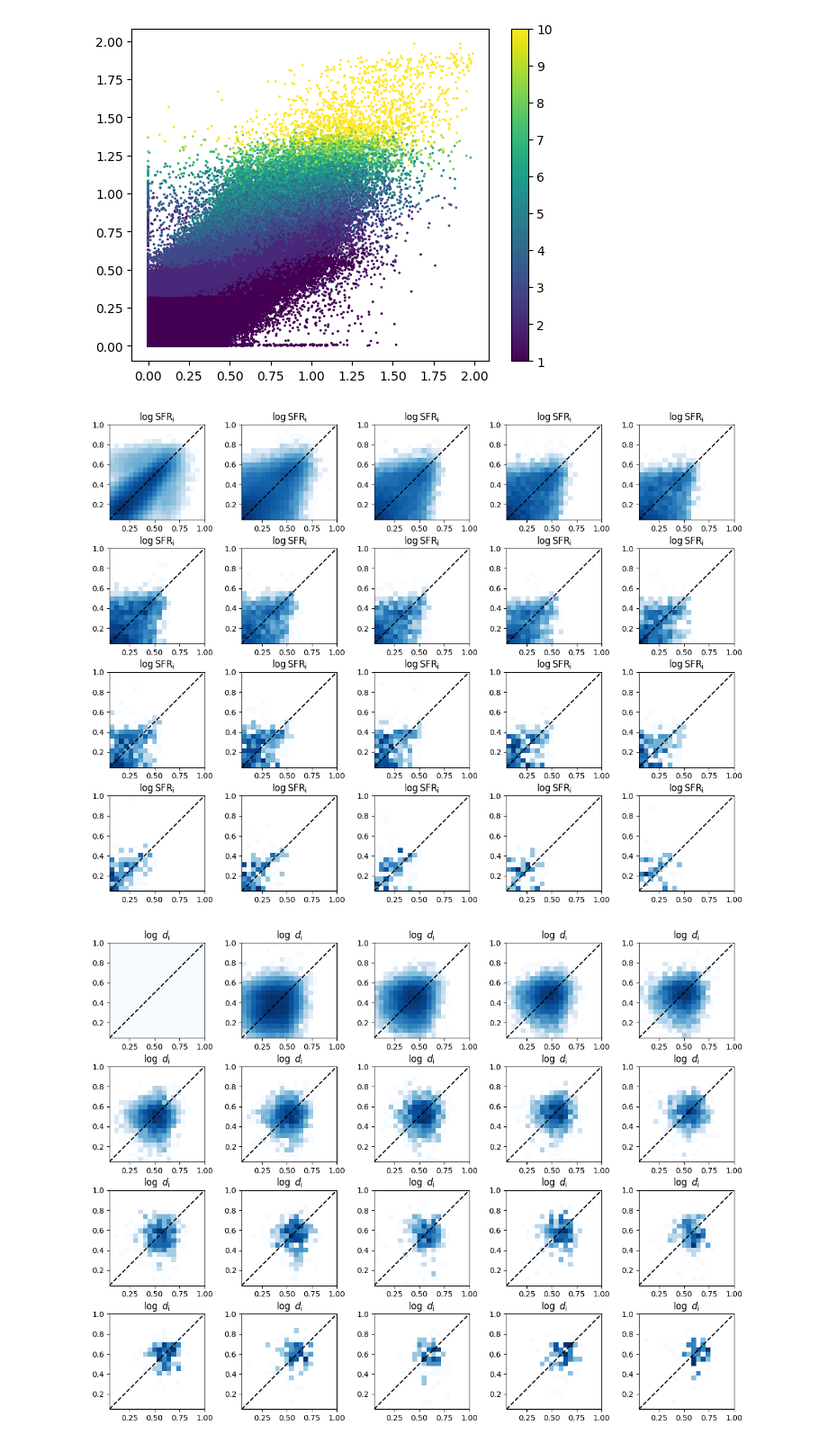
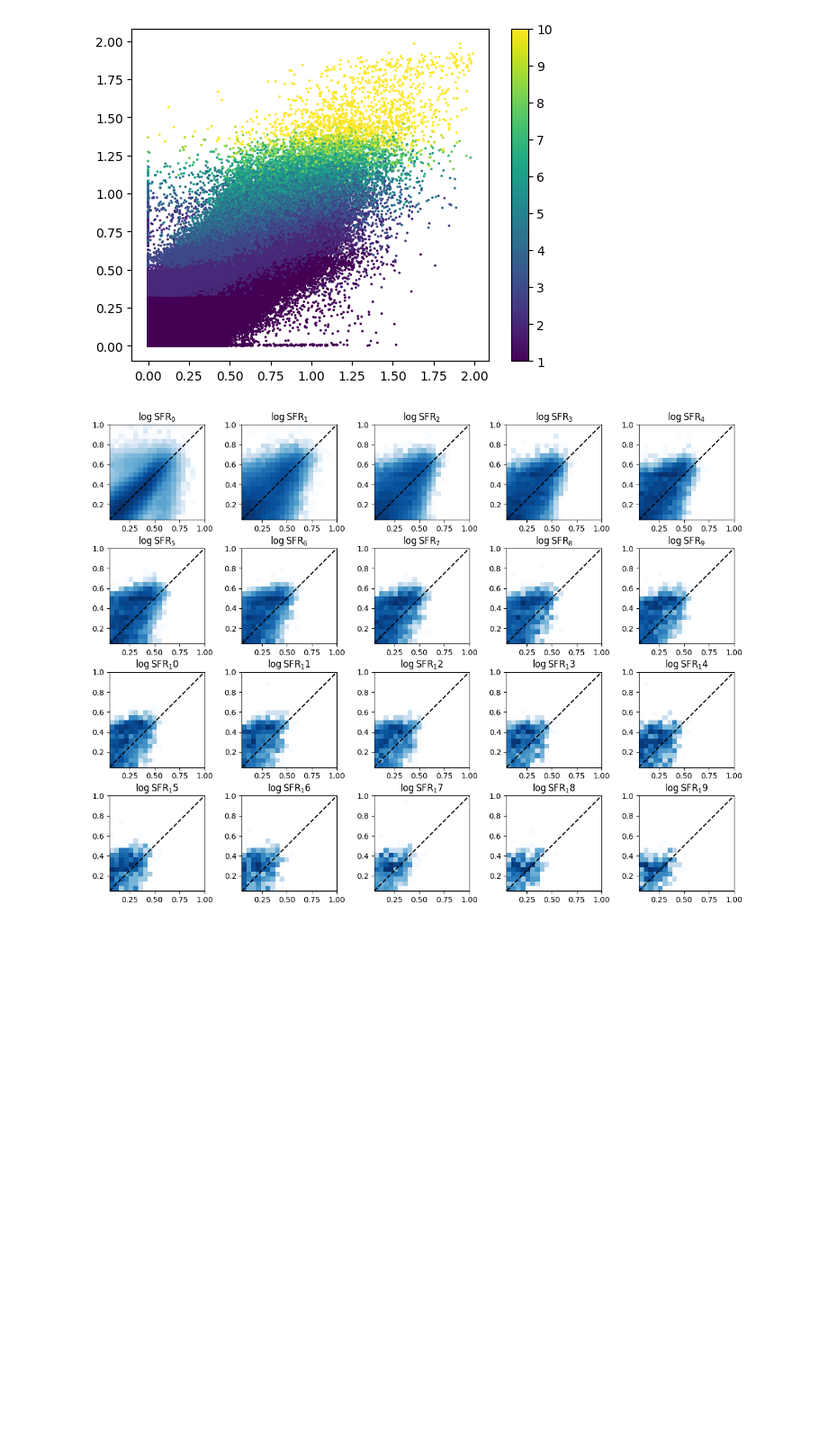
Before and after one commit to knmoriwaki/cosmoglint, a Jupyter notebook: Transformer/plot.ipynb, the cells around one changed output. Shown at 90% size. Drawn from its saved outputs; the diff is of its cells as text; code cells hidden in the pictures; blank space fills up the shorter version.

```diff
--- a/Transformer/plot.ipynb
+++ b/Transformer/plot.ipynb
@@ -67,7 +74,7 @@ Transformer1(
 ### True data ###
 ndata = None
 #ndata = 10000
-dataset_true = MyDataset(f"./TNG_data", max_length=opt.max_length, norm_params=norm_params, ndata=ndata, use_dist=opt.use_rad)
+dataset_true = MyDataset(f"./TNG_data", max_length=opt.max_length, norm_params=norm_params, ndata=ndata, use_dist=opt.use_dist)
 x_true = dataset_true.x
 y_true = dataset_true.y_padded
 x_true_Msun = x_true * (xmax - xmin) + xmin
@@ -176,7 +181,7 @@ for i, (x, g) in enumerate(zip(x_random, generated_test)):
             for k in range(j+1):
                 plt.plot(np.linspace(0, 1, opt.num_features_out), prob[i,k,iparam], label=k, color=colors[k])
                 plt.vlines(g[k,iparam], *ylim, colors=colors[k], linestyles="dashed")
-            plt.ylim(*ylim)
+            #plt.ylim(*ylim)
             plt.yscale("log")
             plt.legend()
         #break
@@ -317,28 +310,0 @@ for i_logm in list_to_show:
-# %%
-### Histograms
-density = False
-density = True
-
-y_bin_indices_true = np.digitize(y_true, y_bins) - 1 # (num_samples, seq_length, num_params)
-y_bin_indices_generated = np.digitize(generated, y_bins) - 1 # (num_samples, seq_length, num_params)
-
-length_bins = np.arange(1, opt.max_length+1)
-length_bin_indices_true = np.digitize(length_true, length_bins) - 1 # (num_samples,)
-length_bin_indices_generated = np.digitize(length_generated, length_bins) - 1 # (num_samples,)
-
-# Total SFR of halo
-mask = np.arange(opt.max_length) < length_true[:,None]
-output_masked = (10**y_true[:,:,0]) * mask
-y_true_sat_tot = np.sum(output_masked[:,1:], axis=1)
-y_true_tot = np.sum(output_masked, axis=1)
-
-mask = np.arange(opt.max_length) < length_generated[:,None]
-output_masked = (10**generated[:,:,0]) * mask
-y_generated_sat_tot = np.sum(output_masked[:,1:], axis=1)
-y_generated_tot = np.sum(output_masked, axis=1)
-r_list = []
-
-for i_logm in range(len(logm_bins)):
-    mask = (logm_bin_indices_true == i_logm)
-    a = y_true[mask, 0, 0] # central
-    b = y_true_sat_tot[mask]
@@ -363,7 +311,9 @@ for i_logm in range(len(logm_bins)):
 # %%
 ### comparison of M-SFR relations
 show_scatter = True
-show_scatter = False
+#show_scatter = False
+
+gray_colors = ['#C0C0C0', '#808080', '#000000']
 
 max_length_to_show = 20
 param_names = [r"$\rm log\ SFR$", r"$\log \ d$"]
@@ -407,7 +357,6 @@ for iparam in range(opt.num_features_in):
             #plt.contour(grid_data.T, extent=extent, cmap="Blues", levels=levels, origin="lower")
             hist = np.histogram2d(xnow, ynow[:,i,iparam], bins=20, range=hist_range)
             grid_data, levels = compute_contoure_levels(hist[0])
-            gray_colors = ['#C0C0C0', '#808080', '#000000']
             plt.contour(grid_data.T, extent=extent, colors=gray_colors, levels=levels)
 
         plt.ylabel(param_names[iparam]+r"$_{%d}$" % i)
@@ -438,7 +387,7 @@ for iparam in range(opt.num_features_in):
                 #plt.contour(grid_data.T, extent=[0,1,-0.5,1], cmap="Blues", levels=levels5)
                 hist = np.histogram2d(xnow, ynow[:,i,iparam]-ynow[:,i+1,iparam], bins=20, range=hist_range)
                 grid_data, levels = compute_contoure_levels(hist[0])
-                plt.contour(grid_data.T, extent=[0,1,-0.5,1], cmap="Reds", levels=levels)
+                plt.contour(grid_data.T, extent=[0,1,-0.5,1], colors=gray_colors, levels=levels)
             plt.ylabel(param_names[iparam]+(r"$_{%d} - $" % i) + param_names[iparam] + (r"$_{%d}$" % (i+1)))
             plt.xlabel(r"$\rm log M_{\rm halo}\ (\rm normalized)$")
 # %% [output]
@@ -611,30 +559,29 @@ plt.colorbar()
 # %%
 ### True vs generated
 show_scatter = False #True
 
-for iparam in range(2):
+for iparam in range(opt.num_features_in):
     plt.figure(figsize=(15,11))
     plt.subplots_adjust(wspace=0.2, hspace=0.3)
     for i in range(20):
         plt.subplot(4, 5, i+1)
         if iparam == 0:
-            plt.title(r"$\rm \log SFR_{i}$")
+            plt.title(r"$\rm \log SFR_%d$" %i)
         if iparam == 1:
-            plt.title(r"$\log \ d_{\rm i}$")
+            plt.title(r"$\log \ d_{\rm %d}$"%i)
 
         if show_scatter:
             plt.scatter(y_true[:,i,iparam], generated[:,i,iparam], s=1) #, c=length_generated, vmin=1, vmax=10)
         else:
             hist = np.histogram2d(y_true[:,i,iparam], generated[:,i,iparam], bins=20, range=[[threshold,1],[threshold,1]])
             plt.imshow(hist[0].T, extent=[threshold,1,threshold,1], origin="lower", cmap="Blues", norm=LogNorm())
 
         plt.plot([threshold, 1], [threshold, 1], color="black", ls="--")
         #plt.colorbar()
         plt.xlim(threshold, 1)
         plt.ylim(threshold, 1)
 # %% [output]
-[figure, old version]
+[figure, new version]
-[figure, removed]
 # %%
 ### Transformer attention visualization
 
```
Also changed, not shown: parts of 7 cells of this notebook, 17 other files.
